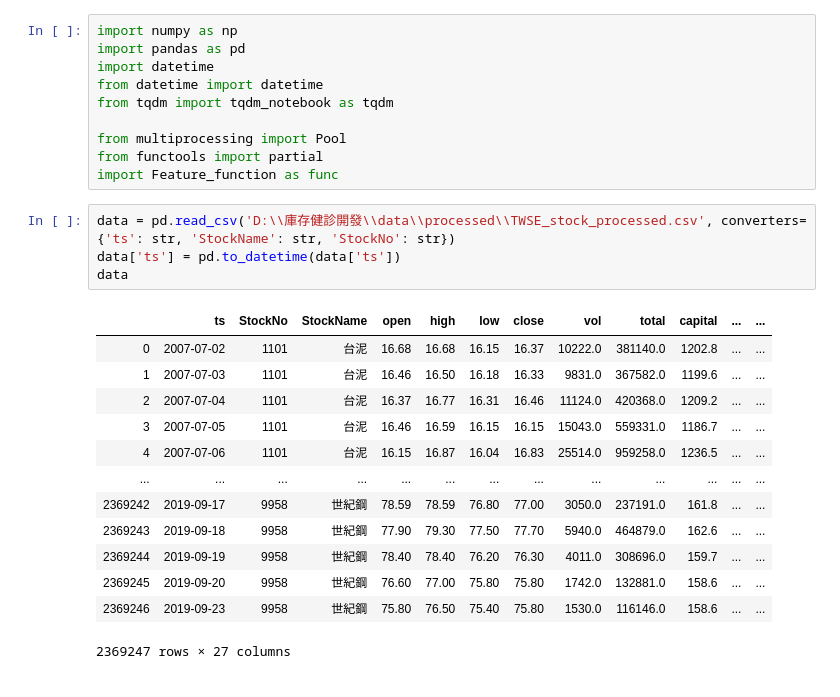
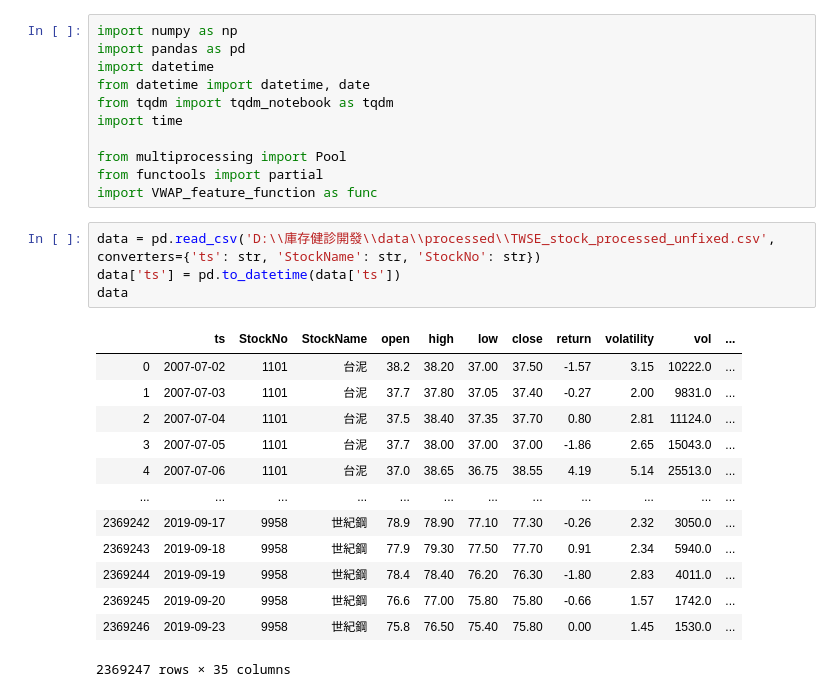
Before and after one commit to datateams0982/Inventory_Check, a Jupyter notebook: FeatureEngineering/Feature_Engineering.ipynb, the cells around one changed output. Drawn from its saved outputs; the diff is of its cells as text.

```diff
--- a/FeatureEngineering/Feature_Engineering.ipynb
+++ b/FeatureEngineering/Feature_Engineering.ipynb
@@ -2,27 +2,28 @@
 import numpy as np
 import pandas as pd
 import datetime
-from datetime import datetime
+from datetime import datetime, date
 from tqdm import tqdm_notebook as tqdm
+import time
 
 from multiprocessing import Pool
 from functools import partial
-import Feature_function as func
+import VWAP_feature_function as func
 # %%
-data = pd.read_csv('D:\\庫存健診開發\\data\\processed\\TWSE_stock_processed.csv', converters={'ts': str, 'StockName': str, 'StockNo': str})
+data = pd.read_csv('D:\\庫存健診開發\\data\\processed\\TWSE_stock_processed_unfixed.csv', converters={'ts': str, 'StockName': str, 'StockNo': str})
 data['ts'] = pd.to_datetime(data['ts'])
 data
 # %% [output]
-|  | ts | StockNo | StockName | open | high | low | close | vol | total | capital | ... | ... |
-| 0 | 2007-07-02 | 1101 | 台泥 | 16.68 | 16.68 | 16.15 | 16.37 | 10222.0 | 381140.0 | 1202.8 | ... | ... |
-| 1 | 2007-07-03 | 1101 | 台泥 | 16.46 | 16.50 | 16.18 | 16.33 | 9831.0 | 367582.0 | 1199.6 | ... | ... |
-| 2 | 2007-07-04 | 1101 | 台泥 | 16.37 | 16.77 | 16.31 | 16.46 | 11124.0 | 420368.0 | 1209.2 | ... | ... |
-| 3 | 2007-07-05 | 1101 | 台泥 | 16.46 | 16.59 | 16.15 | 16.15 | 15043.0 | 559331.0 | 1186.7 | ... | ... |
-| 4 | 2007-07-06 | 1101 | 台泥 | 16.15 | 16.87 | 16.04 | 16.83 | 25514.0 | 959258.0 | 1236.5 | ... | ... |
-| ... | ... | ... | ... | ... | ... | ... | ... | ... | ... | ... | ... | ... |
-| 2369242 | 2019-09-17 | 9958 | 世紀鋼 | 78.59 | 78.59 | 76.80 | 77.00 | 3050.0 | 237191.0 | 161.8 | ... | ... |
-| 2369243 | 2019-09-18 | 9958 | 世紀鋼 | 77.90 | 79.30 | 77.50 | 77.70 | 5940.0 | 464879.0 | 162.6 | ... | ... |
-| 2369244 | 2019-09-19 | 9958 | 世紀鋼 | 78.40 | 78.40 | 76.20 | 76.30 | 4011.0 | 308696.0 | 159.7 | ... | ... |
-| 2369245 | 2019-09-20 | 9958 | 世紀鋼 | 76.60 | 77.00 | 75.80 | 75.80 | 1742.0 | 132881.0 | 158.6 | ... | ... |
-| 2369246 | 2019-09-23 | 9958 | 世紀鋼 | 75.80 | 76.50 | 75.40 | 75.80 | 1530.0 | 116146.0 | 158.6 | ... | ... |
+|  | ts | StockNo | StockName | open | high | low | close | return | volatility | vol | ... |
+| 0 | 2007-07-02 | 1101 | 台泥 | 38.2 | 38.20 | 37.00 | 37.50 | -1.57 | 3.15 | 10222.0 | ... |
+| 1 | 2007-07-03 | 1101 | 台泥 | 37.7 | 37.80 | 37.05 | 37.40 | -0.27 | 2.00 | 9831.0 | ... |
+| 2 | 2007-07-04 | 1101 | 台泥 | 37.5 | 38.40 | 37.35 | 37.70 | 0.80 | 2.81 | 11124.0 | ... |
+| 3 | 2007-07-05 | 1101 | 台泥 | 37.7 | 38.00 | 37.00 | 37.00 | -1.86 | 2.65 | 15043.0 | ... |
+| 4 | 2007-07-06 | 1101 | 台泥 | 37.0 | 38.65 | 36.75 | 38.55 | 4.19 | 5.14 | 25513.0 | ... |
+| ... | ... | ... | ... | ... | ... | ... | ... | ... | ... | ... | ... |
+| 2369242 | 2019-09-17 | 9958 | 世紀鋼 | 78.9 | 78.90 | 77.10 | 77.30 | -0.26 | 2.32 | 3050.0 | ... |
+| 2369243 | 2019-09-18 | 9958 | 世紀鋼 | 77.9 | 79.30 | 77.50 | 77.70 | 0.91 | 2.34 | 5940.0 | ... |
+| 2369244 | 2019-09-19 | 9958 | 世紀鋼 | 78.4 | 78.40 | 76.20 | 76.30 | -1.80 | 2.83 | 4011.0 | ... |
+| 2369245 | 2019-09-20 | 9958 | 世紀鋼 | 76.6 | 77.00 | 75.80 | 75.80 | -0.66 | 1.57 | 1742.0 | ... |
+| 2369246 | 2019-09-23 | 9958 | 世紀鋼 | 75.8 | 76.50 | 75.40 | 75.80 | 0.00 | 1.45 | 1530.0 | ... |
-2369247 rows × 27 columns
+2369247 rows × 35 columns
```
Also changed, not shown: parts of 20 cells of this notebook, 25 other files.
